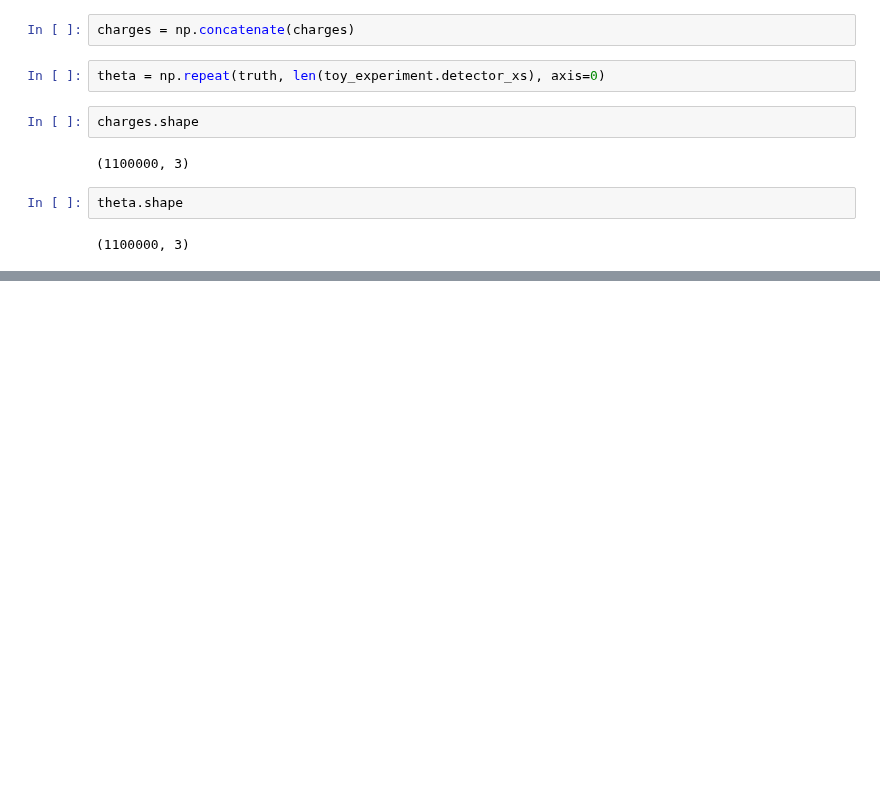
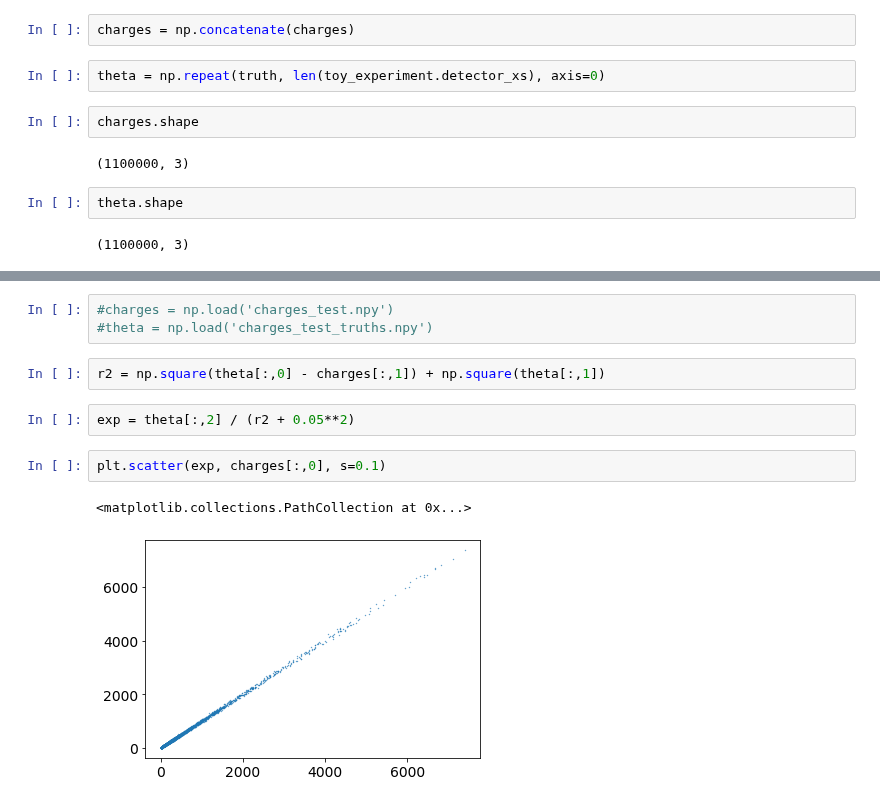
Before and after one commit to philippeller/freeDOM, a Jupyter notebook: notebooks/peller/EML_decomposition.ipynb, the cells around one changed output, grey strips where cells are left out. Cells and saved outputs as stored; diff of their text form; blank space fills up the shorter version.

```diff
--- a/notebooks/peller/EML_decomposition.ipynb
+++ b/notebooks/peller/EML_decomposition.ipynb
@@ -411,0 +418,12 @@ np.save("charges_test_truths.npy", theta)
+# %%
+#charges = np.load('charges_test.npy')
+#theta = np.load('charges_test_truths.npy')
+# %%
+r2 = np.square(theta[:,0] - charges[:,1]) + np.square(theta[:,1])
+# %%
+exp = theta[:,2] / (r2 + 0.05**2)
+# %%
+plt.scatter(exp, charges[:,0], s=0.1)
+# %% [output]
+<matplotlib.collections.PathCollection at 0x...>
+[figure, added]
```
Also changed, not shown: parts of 33 cells of this notebook.
